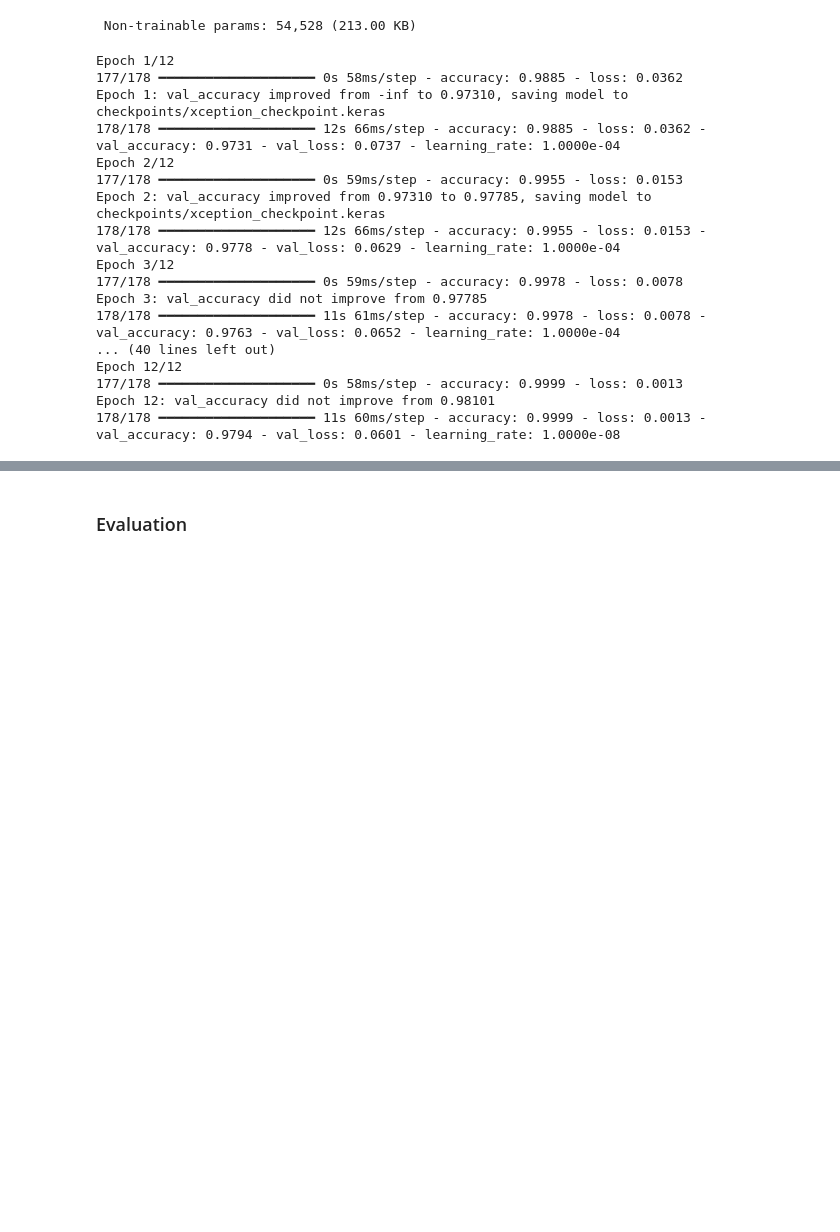
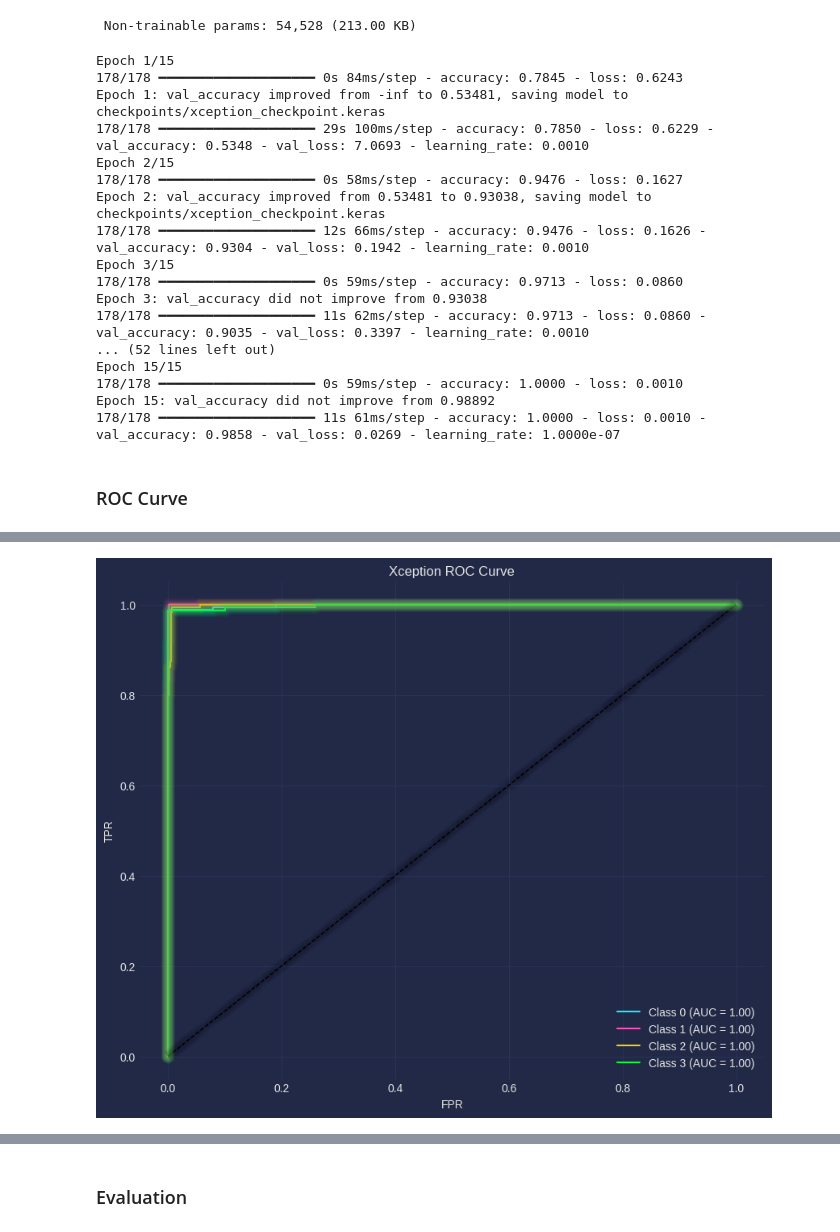
Before and after one commit to lamcnguyen89/CAP_5516_Medical_Imaging_Computing, a Jupyter notebook: Final_Project/Brain-Tumor-Detection-Using-Deep-Learning-MRI-Images-Detection-Using-Computer-Vision/ResNet_Brain_Tumor.ipynb, the cells around one changed output, grey strips where cells are left out. Drawn from its saved outputs; the diff is of its cells as text; code cells hidden in the pictures; blank space fills up the shorter version.

```diff
--- a/Final_Project/Brain-Tumor-Detection-Using-Deep-Learning-MRI-Images-Detection-Using-Computer-Vision/ResNet_Brain_Tumor.ipynb
+++ b/Final_Project/Brain-Tumor-Detection-Using-Deep-Learning-MRI-Images-Detection-Using-Computer-Vision/ResNet_Brain_Tumor.ipynb
@@ -637,23 +720,56 @@ checkpoint = ModelCheckpoint("checkpoints/xception_checkpoint.keras", monitor="v
 reduce_lr = ReduceLROnPlateau(monitor='val_accuracy', factor=0.1, patience=2,
                               min_delta=0.0001, verbose=1)
 # %%
-history = model.fit(X_train,y_train,validation_split=0.1, epochs =12, verbose=1, batch_size=32,
+history = model.fit(X_train,y_train,validation_split=0.1, epochs =15, verbose=1, batch_size=32,
                    callbacks=[tensorboard,checkpoint,reduce_lr])
 # %% [output]
-Epoch 1/12
-177/178 ━━━━━━━━━━━━━━━━━━━━ 0s 58ms/step - accuracy: 0.9885 - loss: 0.0362
-Epoch 1: val_accuracy improved from -inf to 0.97310, saving model to checkpoints/xception_checkpoint.keras
-178/178 ━━━━━━━━━━━━━━━━━━━━ 12s 66ms/step - accuracy: 0.9885 - loss: 0.0362 - val_accuracy: 0.9731 - val_loss: 0.0737 - learning_rate: 1.0000e-04
-Epoch 2/12
-177/178 ━━━━━━━━━━━━━━━━━━━━ 0s 59ms/step - accuracy: 0.9955 - loss: 0.0153
-Epoch 2: val_accuracy improved from 0.97310 to 0.97785, saving model to checkpoints/xception_checkpoint.keras
-178/178 ━━━━━━━━━━━━━━━━━━━━ 12s 66ms/step - accuracy: 0.9955 - loss: 0.0153 - val_accuracy: 0.9778 - val_loss: 0.0629 - learning_rate: 1.0000e-04
-Epoch 3/12
-177/178 ━━━━━━━━━━━━━━━━━━━━ 0s 59ms/step - accuracy: 0.9978 - loss: 0.0078
-Epoch 3: val_accuracy did not improve from 0.97785
-178/178 ━━━━━━━━━━━━━━━━━━━━ 11s 61ms/step - accuracy: 0.9978 - loss: 0.0078 - val_accuracy: 0.9763 - val_loss: 0.0652 - learning_rate: 1.0000e-04
-... (40 lines left out)
-Epoch 12/12
-177/178 ━━━━━━━━━━━━━━━━━━━━ 0s 58ms/step - accuracy: 0.9999 - loss: 0.0013
-Epoch 12: val_accuracy did not improve from 0.98101
-178/178 ━━━━━━━━━━━━━━━━━━━━ 11s 60ms/step - accuracy: 0.9999 - loss: 0.0013 - val_accuracy: 0.9794 - val_loss: 0.0601 - learning_rate: 1.0000e-08
+Epoch 1/15
+178/178 ━━━━━━━━━━━━━━━━━━━━ 0s 84ms/step - accuracy: 0.7845 - loss: 0.6243
+Epoch 1: val_accuracy improved from -inf to 0.53481, saving model to checkpoints/xception_checkpoint.keras
+178/178 ━━━━━━━━━━━━━━━━━━━━ 29s 100ms/step - accuracy: 0.7850 - loss: 0.6229 - val_accuracy: 0.5348 - val_loss: 7.0693 - learning_rate: 0.0010
+Epoch 2/15
+178/178 ━━━━━━━━━━━━━━━━━━━━ 0s 58ms/step - accuracy: 0.9476 - loss: 0.1627
+Epoch 2: val_accuracy improved from 0.53481 to 0.93038, saving model to checkpoints/xception_checkpoint.keras
+178/178 ━━━━━━━━━━━━━━━━━━━━ 12s 66ms/step - accuracy: 0.9476 - loss: 0.1626 - val_accuracy: 0.9304 - val_loss: 0.1942 - learning_rate: 0.0010
+Epoch 3/15
+178/178 ━━━━━━━━━━━━━━━━━━━━ 0s 59ms/step - accuracy: 0.9713 - loss: 0.0860
+Epoch 3: val_accuracy did not improve from 0.93038
+178/178 ━━━━━━━━━━━━━━━━━━━━ 11s 62ms/step - accuracy: 0.9713 - loss: 0.0860 - val_accuracy: 0.9035 - val_loss: 0.3397 - learning_rate: 0.0010
+... (52 lines left out)
+Epoch 15/15
+178/178 ━━━━━━━━━━━━━━━━━━━━ 0s 59ms/step - accuracy: 1.0000 - loss: 0.0010
+Epoch 15: val_accuracy did not improve from 0.98892
+178/178 ━━━━━━━━━━━━━━━━━━━━ 11s 61ms/step - accuracy: 1.0000 - loss: 0.0010 - val_accuracy: 0.9858 - val_loss: 0.0269 - learning_rate: 1.0000e-07
+# %% [markdown]
+### ROC Curve
+# %%
+from sklearn.metrics import classification_report, confusion_matrix, roc_curve, auc
+from sklearn.preprocessing import label_binarize
+import seaborn as sns
+
+# Prepare test data
+x_test = X_test
+y_test = y_test
+y_prob = model.predict(x_test)
+y_pred = np.argmax(y_prob, axis=1)
+
+# ROC & AUC computation for each class
+y_test_bin = label_binarize(y_test, classes=np.arange(len(os.listdir(train_path))))
+roc_data = {}
+
+plt.figure(figsize=(10, 8))
+for i in range(y_test_bin.shape[1]):
+    fpr, tpr, _ = roc_curve(y_test_bin[:, i], y_prob[:, i])
+    score = auc(fpr, tpr)
+    roc_data[i] = score
+    plt.plot(fpr, tpr, label=f"Class {i} (AUC = {score:.2f})")
+
+plt.plot([0, 1], [0, 1], 'k--', linewidth=1)
+plt.title("Xception ROC Curve")
+plt.xlabel("FPR")
+plt.ylabel("TPR")
+plt.legend(loc='lower right')
+plt.grid(True)
+mplcyberpunk.make_lines_glow()
+plt.show()
+# %% [output]
@@ -659,0 +777 @@ Epoch 12: val_accuracy did not improve from 0.98101
+[figure, added]
```
Also changed, not shown: parts of 16 cells of this notebook, 12 other files.
